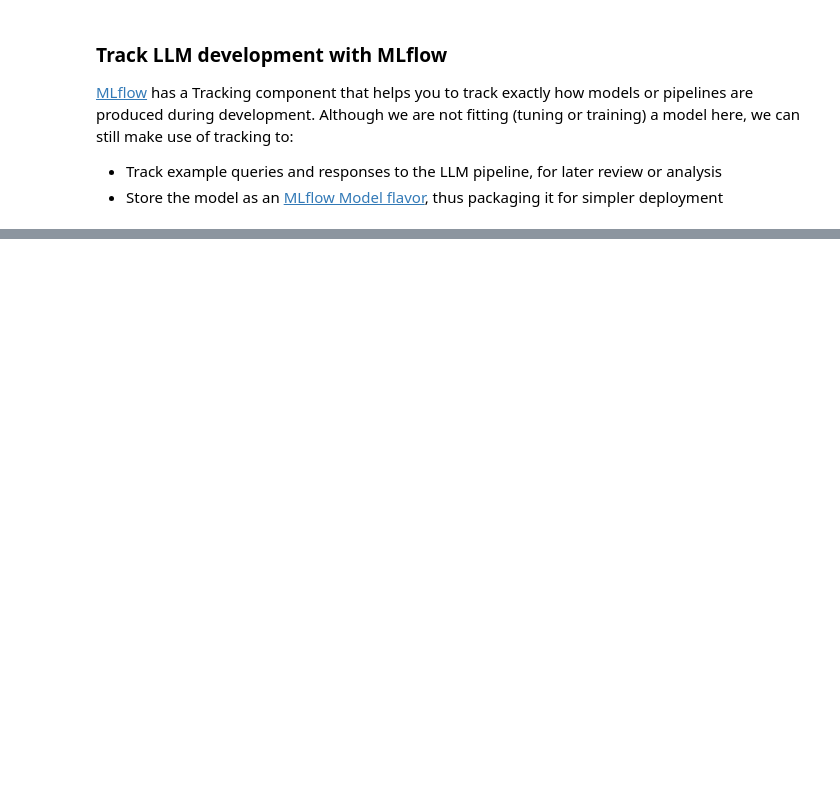
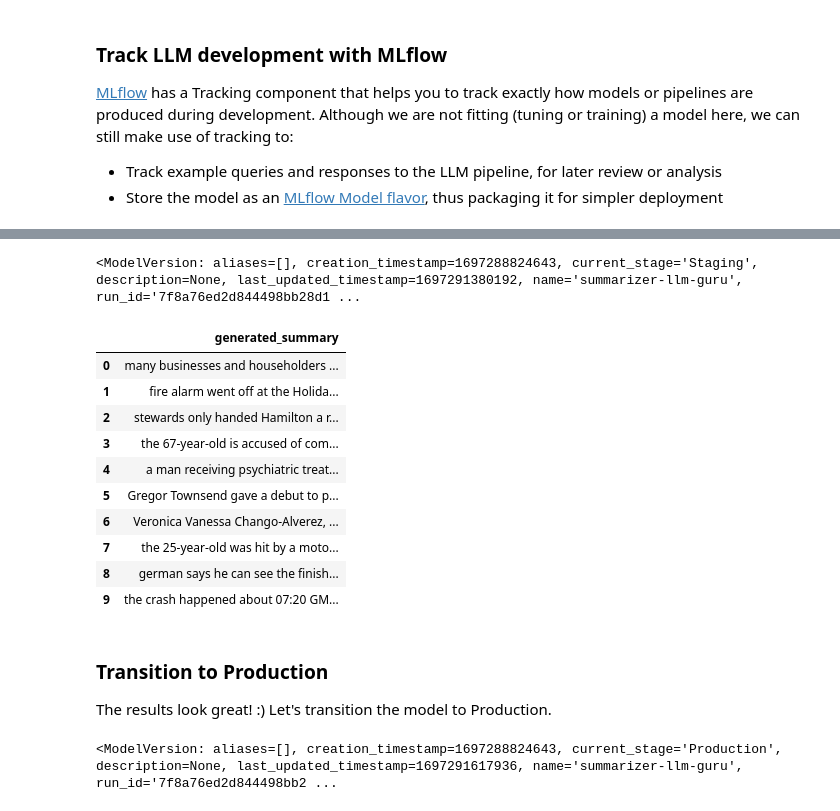
Before and after one commit to gforgurups/gurupslangchain.github.io, a Jupyter notebook: LLMs_LMOps_7.ipynb, the cells around one changed output, grey strips where cells are left out. Cells and saved outputs as stored; diff of their text form; code cells hidden in the pictures; blank space fills up the shorter version.

```diff
--- a/LLMs_LMOps_7.ipynb
+++ b/LLMs_LMOps_7.ipynb
@@ -98,0 +329,4 @@ print(summary)
+# %%
+model_version = 1
+dev_model = mlflow.pyfunc.load_model(model_uri=f"models:/{model_name}/{model_version}")
+dev_model
@@ -98,0 +348,27 @@ print(summary)
+# %%
+client.transition_model_version_stage(model_name, model_version, "staging")
+# %% [output]
+<ModelVersion: aliases=[], creation_timestamp=1697288824643, current_stage='Staging', description=None, last_updated_timestamp=1697291380192, name='summarizer-llm-guru', run_id='7f8a76ed2d844498bb28d1 ...
+# %%
+staging_model = dev_model
+results = staging_model.predict(xsum_sample.to_pandas()["document"])
+display(pd.DataFrame(results, columns=["generated_summary"]))
+# %% [output]
+|  | generated_summary |
+| 0 | many businesses and householders ... |
+| 1 | fire alarm went off at the Holida... |
+| 2 | stewards only handed Hamilton a r... |
+| 3 | the 67-year-old is accused of com... |
+| 4 | a man receiving psychiatric treat... |
+| 5 | Gregor Townsend gave a debut to p... |
+| 6 | Veronica Vanessa Chango-Alverez, ... |
+| 7 | the 25-year-old was hit by a moto... |
+| 8 | german says he can see the finish... |
+| 9 | the crash happened about 07:20 GM... |
+# %% [markdown]
+ ### Transition to Production
+ The results look great!  :) Let's transition the model to Production.
+# %%
+client.transition_model_version_stage(model_name, model_version, "production")
+# %% [output]
+<ModelVersion: aliases=[], creation_timestamp=1697288824643, current_stage='Production', description=None, last_updated_timestamp=1697291617936, name='summarizer-llm-guru', run_id='7f8a76ed2d844498bb2 ...
```
Also changed, not shown: parts of 25 cells of this notebook.
